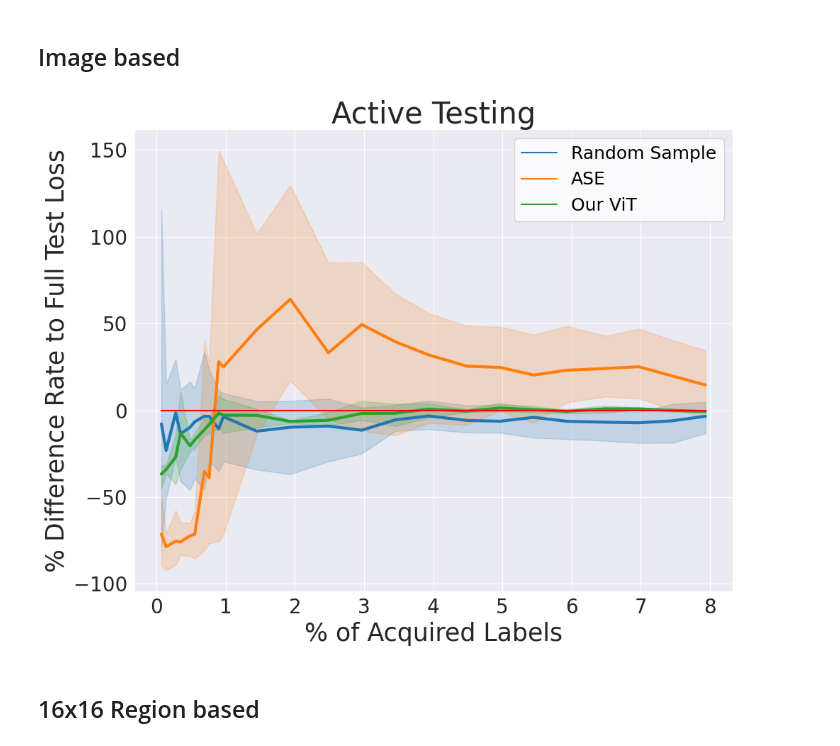
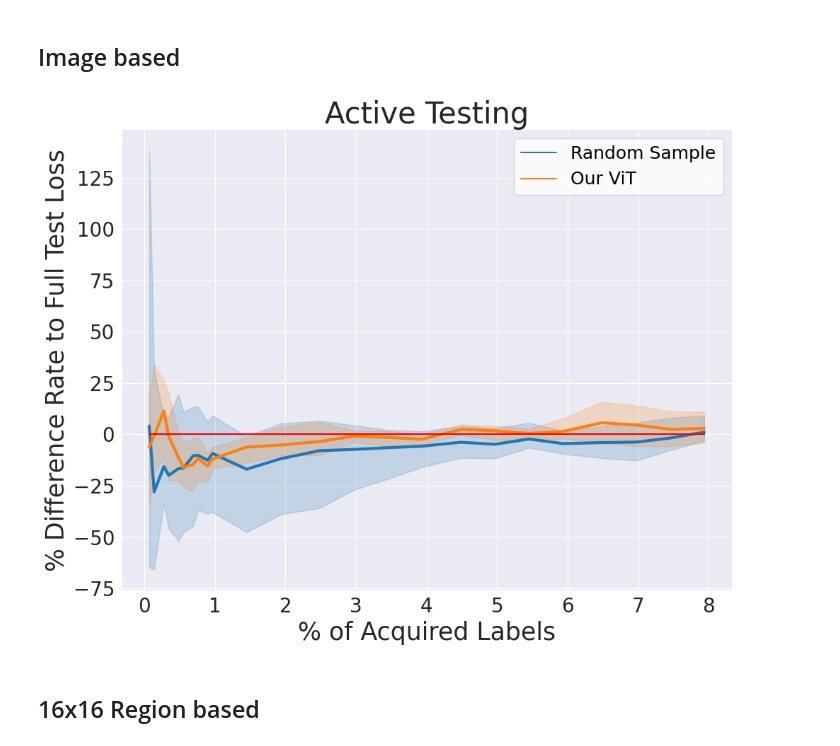
Before and after one commit to susanbao/pytorch-segmentation, a Jupyter notebook: active_testing_figure_simple.ipynb, the cells around one changed output. Saved outputs shown, nothing was run; the diff lists cells and outputs as text; code cells hidden in the pictures.

Commit message:
train different model

```diff
--- a/active_testing_figure_simple.ipynb
+++ b/active_testing_figure_simple.ipynb
@@ -143,20 +143,21 @@ def read_baseline_data(data_path):
 # %% [markdown]
 ## Image based
 # %%
-model_dataset = "PSPNet_VOC"
+# PSPNet_VOC, UNet_COCO10k, UNet_VOC
+model_dataset = "UNet_VOC"
 base_path = f"./pro_data/{model_dataset}/val/"
 sample_size_threshold = np_read(base_path + "image_true_losses.npy").shape[0]
 method_dict = {"random sample": "Random Sample", "ViT": "Our ViT", "temp":"temp",
                "MLP": "MLP", "ordinal": "ordinal", "ViT-region": "ViT-region", "ASE": "ASE"}
 result_json_path = f"./results/{model_dataset}/image_based_active_testing/"
 true_loss_estimation_path = result_json_path + "None.json"
 test_whole_data = read_baseline_data(true_loss_estimation_path)
 results = add_entries(result_json_path + "random_sample_3_runs.json")
-results =  results.append(add_entries(result_json_path + "ase_runs.json"),ignore_index=True)
-results =  results.append(add_entries(result_json_path + "ViT_output_train_ordinal_runs.json"),ignore_index=True)
+# results =  results.append(add_entries(result_json_path + "ase_runs.json"),ignore_index=True)
+results =  results.append(add_entries(result_json_path + "ViT_output_train_ordinal_runs_40000.json"),ignore_index=True)
 plot_all_diff_precentage_figure(results, test_whole_data, sample_size_threshold, "loss", x_label_name = "% of Acquired Labels")
 # %% [output]
-[figure, old version]
+[figure, new version]
 # %% [markdown]
 ## 16x16 Region based
 # %%
```
Also changed, not shown: parts of 1 cell of this notebook, 19 other files.
